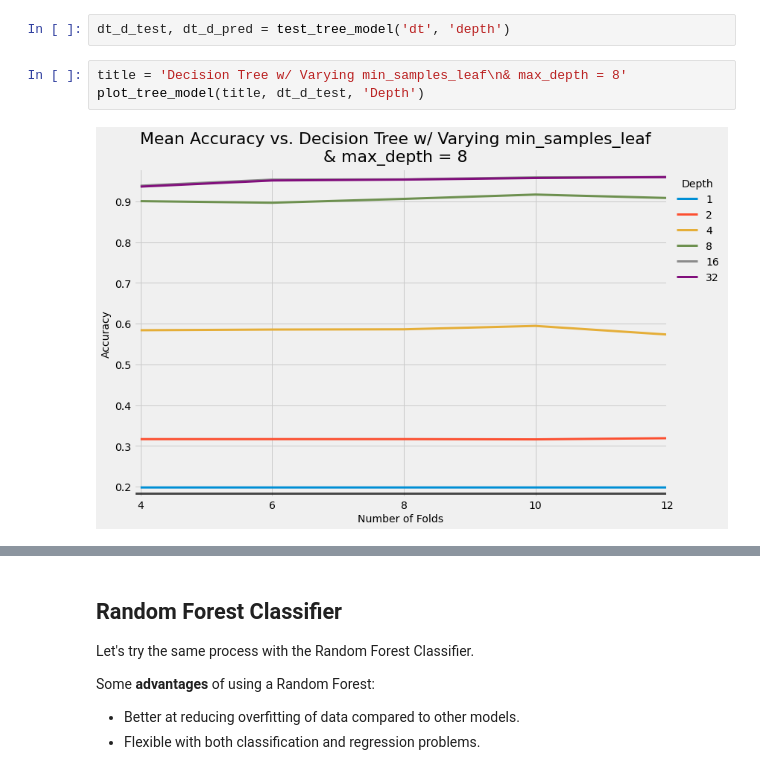
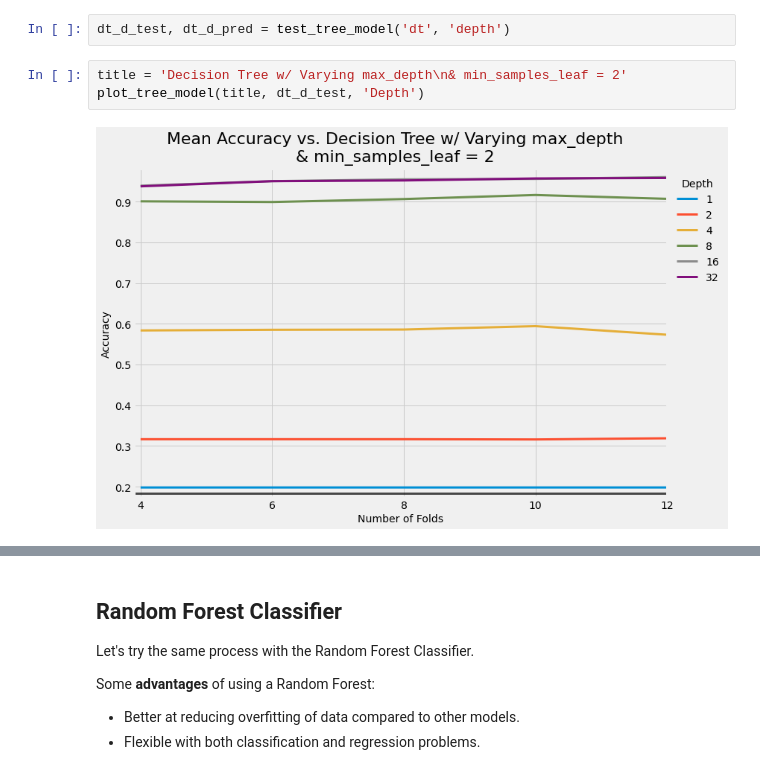
Before and after one commit to noah-kg/handwritten-digit-classifier, a Jupyter notebook: Handwritten Digits Classifier.ipynb, the cells around one changed output, grey strips where cells are left out. Cells and saved outputs as stored; diff of their text form.

```diff
--- a/Handwritten Digits Classifier.ipynb
+++ b/Handwritten Digits Classifier.ipynb
@@ -729,10 +730,10 @@ DT_L_results.head(5)
 # %%
 dt_d_test, dt_d_pred = test_tree_model('dt', 'depth')
 # %%
-title = 'Decision Tree w/ Varying min_samples_leaf\n& max_depth = 8'
+title = 'Decision Tree w/ Varying max_depth\n& min_samples_leaf = 2'
 plot_tree_model(title, dt_d_test, 'Depth')
 # %% [output]
-[figure, old version]
+[figure, new version]
 # %%
 #show comparison
 DT_D_results = get_acc(dt_d_test, values, 'Depth-DT')
```
Also changed, not shown: parts of 29 cells of this notebook.
